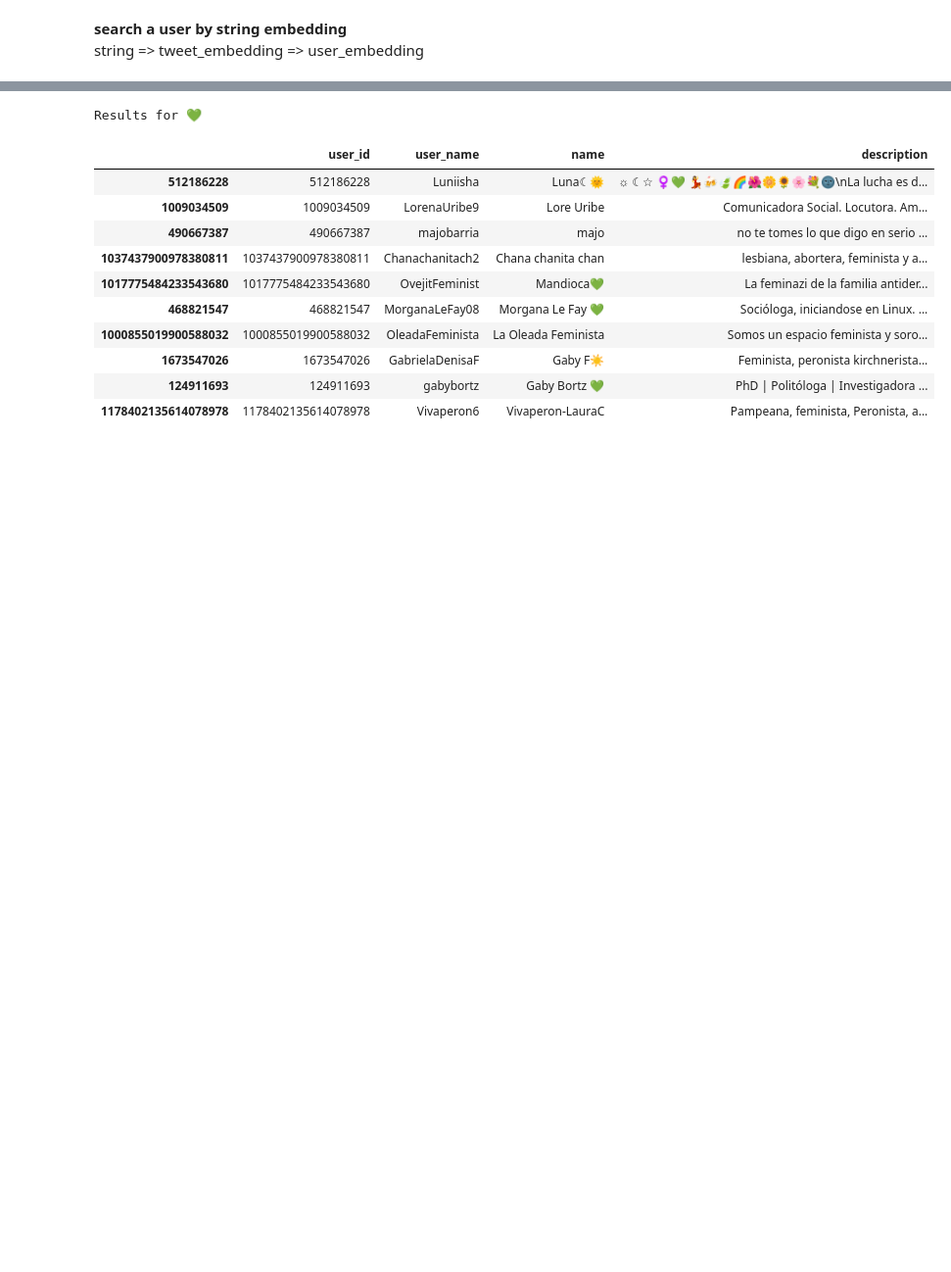
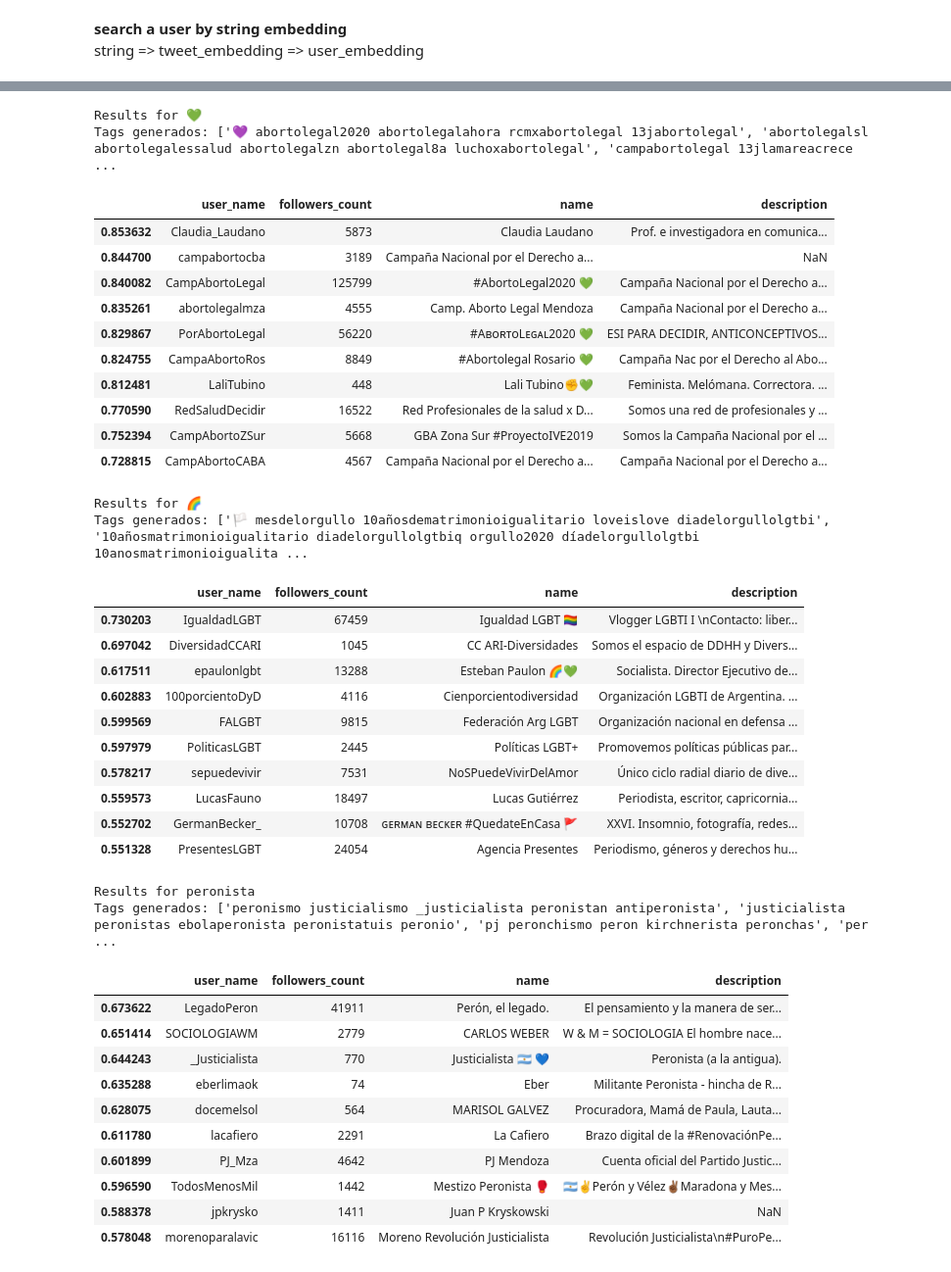
Before and after one commit to matiasngf/twitter_ai, a Jupyter notebook: notebooks/Experiments/SearchUserFromString.ipynb, the cells around one changed output, grey strips where cells are left out. Shown: that part at 98% size. Drawn from its saved outputs; the diff is of its cells as text; code cells hidden in the pictures; blank space fills up the shorter version.

```diff
--- a/notebooks/Experiments/SearchUserFromString.ipynb
+++ b/notebooks/Experiments/SearchUserFromString.ipynb
@@ -14,7 +27,7 @@ users_df = pd.read_pickle('../../datasets/users_vectores.pkl')
 # %%
 tweet_model = TW.TweetToVect()
 tweet_model.load_model(model_path='../../models/words_fast_text.bin')
-user_model = UVect.UserToVect()
-user_model.load_encoder(model_path='../../models/user_to_vect_encoder_b')
+# user_model = UVect.UserToVect()
+# user_model.load_encoder(model_path='../../models/user_to_vect_encoder_b')
 # %%
 pd.options.display.max_colwidth = 200
@@ -21,24 +42,63 @@ pd.options.display.max_colwidth = 200
+# %%
+users_to_compare = users_df[users_df.n_tweets > 10]
 # %%
-search_terms = ['💚']
+search_terms = ['💚', '🌈', 'peronista', 'ucr', 'periodista', 'conicet']
 for search_term in search_terms:
-    search_emb = tweet_model.get_vector(search_term)
-    search_user = user_model.get_vector(np.array([search_emb]))
-    similarities = user_model.pairwise_similarity_vectors([search_user], users_df.vector_user.values.tolist())
+    generated_n = 5
+    n_words = 5
+    similar_words = tweet_model.get_similar_word(positive=[search_term], topn = (generated_n*n_words)-1)
+    similar_words = [i[0] for i in similar_words]
+    similar_words += [search_term]
+    tweets = []
+    for i in range(generated_n):
+        tweets.append(' '.join(similar_words[i*n_words:(i*n_words)+n_words]))
+    search_emb = tweet_model.get_vectors(tweets)
+    search_user = user_model.get_vector(search_emb)
+    similarities = user_model.pairwise_similarity_vectors([search_user], users_to_compare.vector_user.values.tolist())
     sorted_keys = np.argsort(similarities[0])[::-1]
     sorted_similarity = np.sort(similarities[0])[::-1]
-    results = users_df.iloc[sorted_keys, :].head(10)
+    results = users_to_compare.iloc[sorted_keys, :].head(10)
+    results.index = sorted_similarity[:10]
     print('Results for', search_term)
-    display(results[['user_id','user_name','name','description']])
+    print('Tags generados:',  tweets)
+    display(results[['user_name', 'followers_count','name','description']])
 # %% [output]
 Results for 💚
+Tags generados: ['💜 abortolegal2020 abortolegalahora rcmxabortolegal 13jabortolegal', 'abortolegalsl abortolegalessalud abortolegalzn abortolegal8a luchoxabortolegal', 'campabortolegal 13jlamareacrece ...
-|  | user_id | user_name | name | description |
-| 512186228 | 512186228 | Luniisha | Luna☾🌞 | ☼ ☾☆ ♀💚 💃🍻🍃🌈🌺🌼🌻🌸💐🌚\nLa lucha es d... |
-| 1009034509 | 1009034509 | LorenaUribe9 | Lore Uribe | Comunicadora Social. Locutora. Am... |
-| 490667387 | 490667387 | majobarria | majo | no te tomes lo que digo en serio ... |
-| 1037437900978380811 | 1037437900978380811 | Chanachanitach2 | Chana chanita chan | lesbiana, abortera, feminista y a... |
-| 1017775484233543680 | 1017775484233543680 | OvejitFeminist | Mandioca💚 | La feminazi de la familia antider... |
-| 468821547 | 468821547 | MorganaLeFay08 | Morgana Le Fay 💚 | Socióloga, iniciandose en Linux. ... |
-| 1000855019900588032 | 1000855019900588032 | OleadaFeminista | La Oleada Feminista | Somos un espacio feminista y soro... |
-| 1673547026 | 1673547026 | GabrielaDenisaF | Gaby F☀️ | Feminista, peronista kirchnerista... |
-| 124911693 | 124911693 | gabybortz | Gaby Bortz 💚 | PhD | Politóloga | Investigadora ... |
-| 1178402135614078978 | 1178402135614078978 | Vivaperon6 | Vivaperon-LauraC | Pampeana, feminista, Peronista, a... |
+|  | user_name | followers_count | name | description |
+| 0.853632 | Claudia_Laudano | 5873 | Claudia Laudano | Prof. e investigadora en comunica... |
+| 0.844700 | campabortocba | 3189 | Campaña Nacional por el Derecho a... | NaN |
+| 0.840082 | CampAbortoLegal | 125799 | #AbortoLegal2020 💚 | Campaña Nacional por el Derecho a... |
+| 0.835261 | abortolegalmza | 4555 | Camp. Aborto Legal Mendoza | Campaña Nacional por el Derecho a... |
+| 0.829867 | PorAbortoLegal | 56220 | #AʙᴏʀᴛᴏLᴇɢᴀʟ2020 💚 | ESI PARA DECIDIR, ANTICONCEPTIVOS... |
+| 0.824755 | CampaAbortoRos | 8849 | #Abortolegal Rosario 💚 | Campaña Nac por el Derecho al Abo... |
+| 0.812481 | LaliTubino | 448 | Lali Tubino✊💚 | Feminista. Melómana. Correctora. ... |
+| 0.770590 | RedSaludDecidir | 16522 | Red Profesionales de la salud x D... | Somos una red de profesionales y ... |
+| 0.752394 | CampAbortoZSur | 5668 | GBA Zona Sur #ProyectoIVE2019 | Somos la Campaña Nacional por el ... |
+| 0.728815 | CampAbortoCABA | 4567 | Campaña Nacional por el Derecho a... | Campaña Nacional por el Derecho a... |
+Results for 🌈
+Tags generados: ['🏳 mesdelorgullo 10añosdematrimonioigualitario loveislove diadelorgullolgtbi', '10añosmatrimonioigualitario diadelorgullolgtbiq orgullo2020 díadelorgullolgtbi 10anosmatrimonioigualita ...
+|  | user_name | followers_count | name | description |
+| 0.730203 | IgualdadLGBT | 67459 | Igualdad LGBT 🏳️‍🌈 | Vlogger LGBTI I \nContacto: liber... |
+| 0.697042 | DiversidadCCARI | 1045 | CC ARI-Diversidades | Somos el espacio de DDHH y Divers... |
+| 0.617511 | epaulonlgbt | 13288 | Esteban Paulon 🌈💚 | Socialista. Director Ejecutivo de... |
+| 0.602883 | 100porcientoDyD | 4116 | Cienporcientodiversidad | Organización LGBTI de Argentina. ... |
+| 0.599569 | FALGBT | 9815 | Federación Arg LGBT | Organización nacional en defensa ... |
+| 0.597979 | PoliticasLGBT | 2445 | Políticas LGBT+ | Promovemos políticas públicas par... |
+| 0.578217 | sepuedevivir | 7531 | NoSPuedeVivirDelAmor | Único ciclo radial diario de dive... |
+| 0.559573 | LucasFauno | 18497 | Lucas Gutiérrez | Periodista, escritor, capricornia... |
+| 0.552702 | GermanBecker_ | 10708 | ɢᴇʀᴍᴀɴ ʙᴇᴄᴋᴇʀ #QuedateEnCasa 🚩 | XXVI. Insomnio, fotografía, redes... |
+| 0.551328 | PresentesLGBT | 24054 | Agencia Presentes | Periodismo, géneros y derechos hu... |
+Results for peronista
+Tags generados: ['peronismo justicialismo _justicialista peronistan antiperonista', 'justicialista peronistas ebolaperonista peronistatuis peronio', 'pj peronchismo peron kirchnerista peronchas', 'per ...
+|  | user_name | followers_count | name | description |
+| 0.673622 | LegadoPeron | 41911 | Perón, el legado. | El pensamiento y la manera de ser... |
+| 0.651414 | SOCIOLOGIAWM | 2779 | CARLOS WEBER | W & M = SOCIOLOGIA El hombre nace... |
+| 0.644243 | _Justicialista | 770 | Justicialista 🇦🇷 💙 | Peronista (a la antigua). |
+| 0.635288 | eberlimaok | 74 | Eber | Militante Peronista - hincha de R... |
+| 0.628075 | docemelsol | 564 | MARISOL GALVEZ | Procuradora, Mamá de Paula, Lauta... |
+| 0.611780 | lacafiero | 2291 | La Cafiero | Brazo digital de la #RenovaciónPe... |
+| 0.601899 | PJ_Mza | 4642 | PJ Mendoza | Cuenta oficial del Partido Justic... |
+| 0.596590 | TodosMenosMil | 1442 | Mestizo Peronista 🥊 | 🇦🇷✌️Perón y Vélez✌🏾Maradona y Mes... |
+| 0.588378 | jpkrysko | 1411 | Juan P Kryskowski | NaN |
+| 0.578048 | morenoparalavic | 16116 | Moreno Revolución Justicialista | Revolución Justicialista\n#PuroPe... |
```
Also changed, not shown: parts of 4 cells of this notebook, 2 other files.
